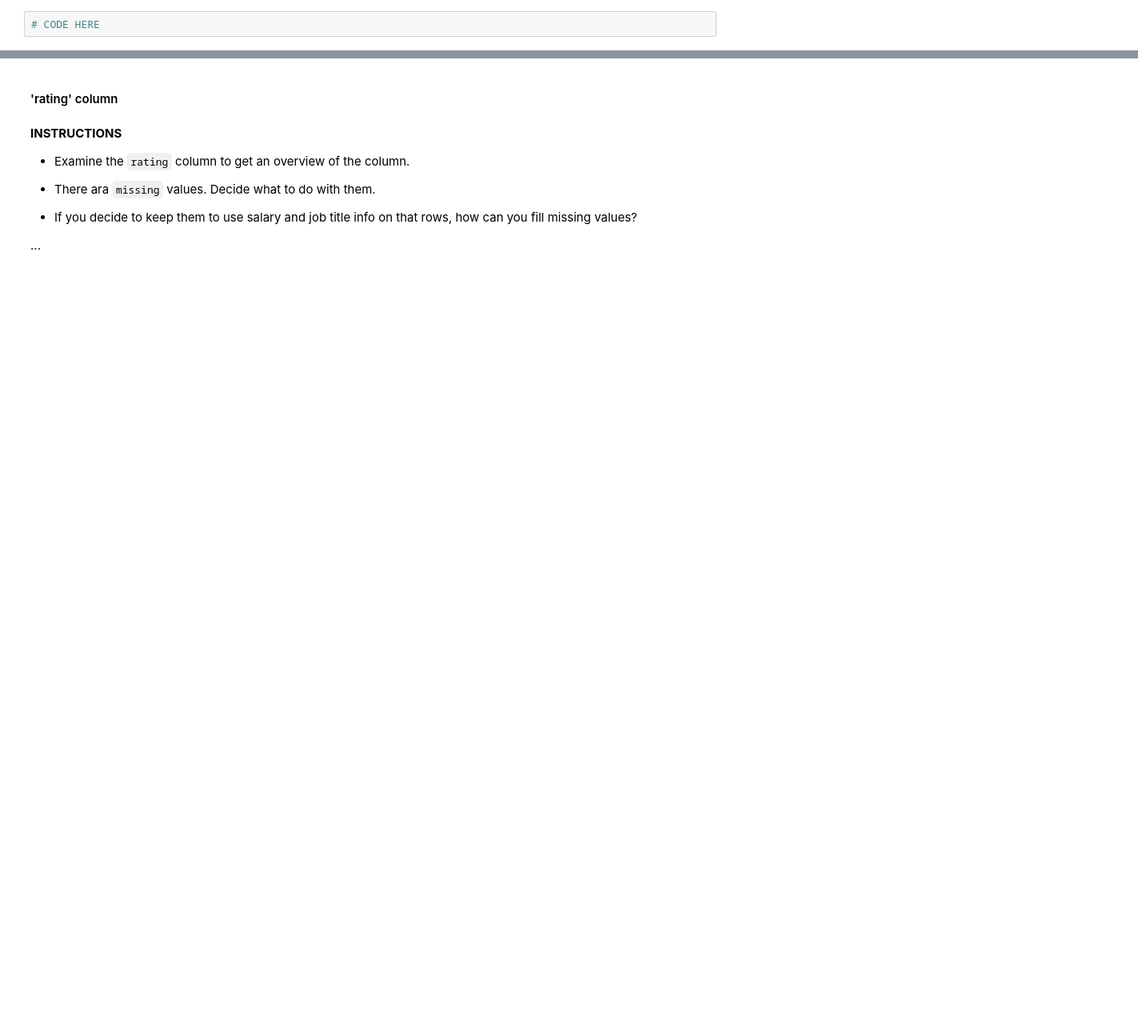
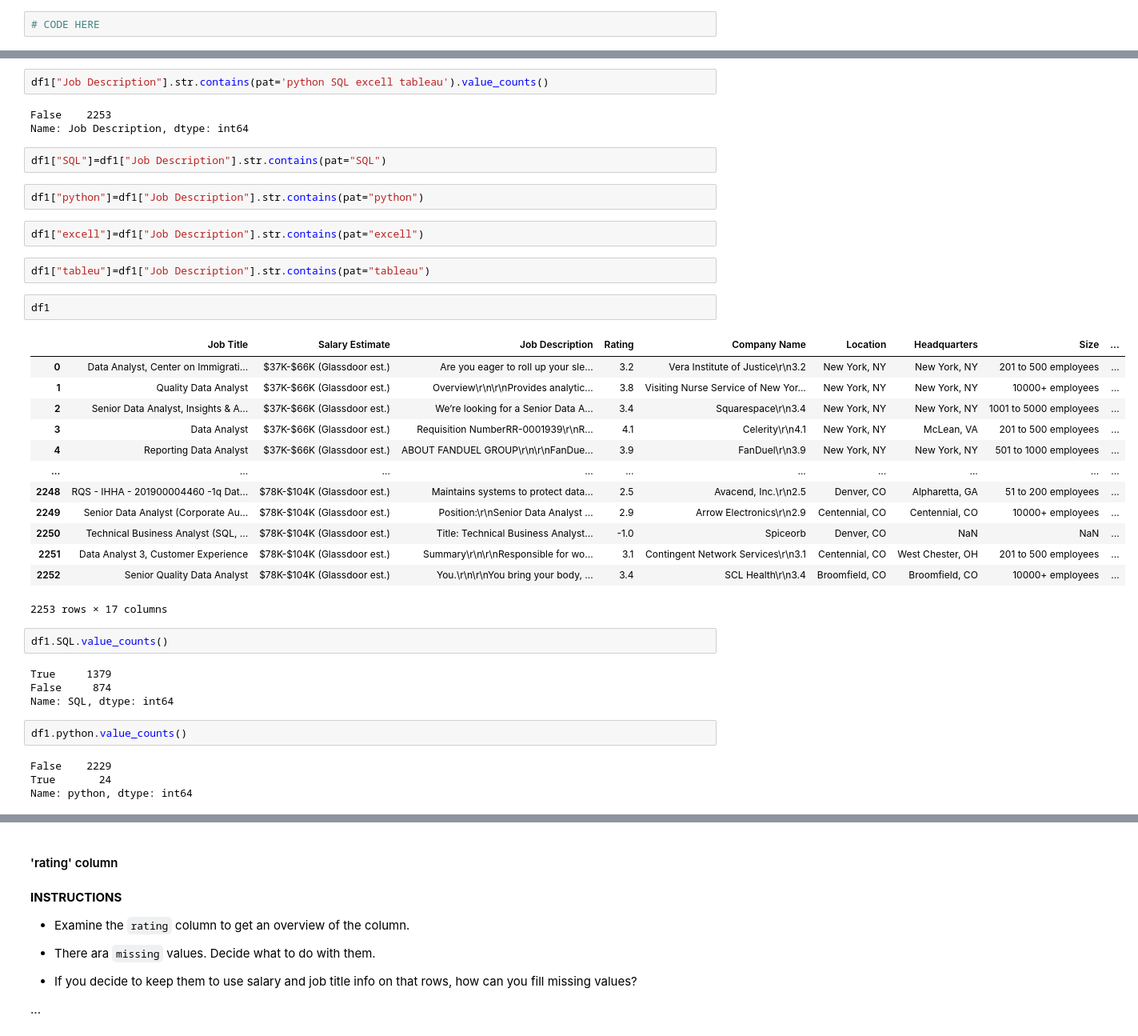
Before and after one commit to eildes06/Data_Science, a Jupyter notebook: EDA_Data_Analyst_Job_Student.ipynb, the cells around one changed output, grey strips where cells are left out. Shown at 80% size. Drawn from its saved outputs; the diff is of its cells as text; blank space fills up the shorter version.

```diff
--- a/EDA_Data_Analyst_Job_Student.ipynb
+++ b/EDA_Data_Analyst_Job_Student.ipynb
@@ -607,0 +982,41 @@ Let's look at the each variable in detail and make required adjustment.
+# %%
+df1["Job Description"].str.contains(pat='python SQL excell tableau').value_counts()
+# %% [output]
+False    2253
+Name: Job Description, dtype: int64
+# %%
+df1["SQL"]=df1["Job Description"].str.contains(pat="SQL")
+# %%
+df1["python"]=df1["Job Description"].str.contains(pat="python")
+# %%
+df1["excell"]=df1["Job Description"].str.contains(pat="excell")
+# %%
+df1["tableu"]=df1["Job Description"].str.contains(pat="tableau")
+# %%
+df1
+# %% [output]
+|  | Job Title | Salary Estimate | Job Description | Rating | Company Name | Location | Headquarters | Size | ... |
+| 0 | Data Analyst, Center on Immigrati... | $37K-$66K (Glassdoor est.) | Are you eager to roll up your sle... | 3.2 | Vera Institute of Justice\r\n3.2 | New York, NY | New York, NY | 201 to 500 employees | ... |
+| 1 | Quality Data Analyst | $37K-$66K (Glassdoor est.) | Overview\r\n\r\nProvides analytic... | 3.8 | Visiting Nurse Service of New Yor... | New York, NY | New York, NY | 10000+ employees | ... |
+| 2 | Senior Data Analyst, Insights & A... | $37K-$66K (Glassdoor est.) | We’re looking for a Senior Data A... | 3.4 | Squarespace\r\n3.4 | New York, NY | New York, NY | 1001 to 5000 employees | ... |
+| 3 | Data Analyst | $37K-$66K (Glassdoor est.) | Requisition NumberRR-0001939\r\nR... | 4.1 | Celerity\r\n4.1 | New York, NY | McLean, VA | 201 to 500 employees | ... |
+| 4 | Reporting Data Analyst | $37K-$66K (Glassdoor est.) | ABOUT FANDUEL GROUP\r\n\r\nFanDue... | 3.9 | FanDuel\r\n3.9 | New York, NY | New York, NY | 501 to 1000 employees | ... |
+| ... | ... | ... | ... | ... | ... | ... | ... | ... | ... |
+| 2248 | RQS - IHHA - 201900004460 -1q Dat... | $78K-$104K (Glassdoor est.) | Maintains systems to protect data... | 2.5 | Avacend, Inc.\r\n2.5 | Denver, CO | Alpharetta, GA | 51 to 200 employees | ... |
+| 2249 | Senior Data Analyst (Corporate Au... | $78K-$104K (Glassdoor est.) | Position:\r\nSenior Data Analyst ... | 2.9 | Arrow Electronics\r\n2.9 | Centennial, CO | Centennial, CO | 10000+ employees | ... |
+| 2250 | Technical Business Analyst (SQL, ... | $78K-$104K (Glassdoor est.) | Title: Technical Business Analyst... | -1.0 | Spiceorb | Denver, CO | NaN | NaN | ... |
+| 2251 | Data Analyst 3, Customer Experience | $78K-$104K (Glassdoor est.) | Summary\r\n\r\nResponsible for wo... | 3.1 | Contingent Network Services\r\n3.1 | Centennial, CO | West Chester, OH | 201 to 500 employees | ... |
+| 2252 | Senior Quality Data Analyst | $78K-$104K (Glassdoor est.) | You.\r\n\r\nYou bring your body, ... | 3.4 | SCL Health\r\n3.4 | Broomfield, CO | Broomfield, CO | 10000+ employees | ... |
+2253 rows × 17 columns
+# %%
+df1.SQL.value_counts()
+# %% [output]
+True     1379
+False     874
+Name: SQL, dtype: int64
+# %%
+df1.python.value_counts()
+# %% [output]
+False    2229
+True       24
+Name: python, dtype: int64
```
Also changed, not shown: parts of 89 cells of this notebook.
